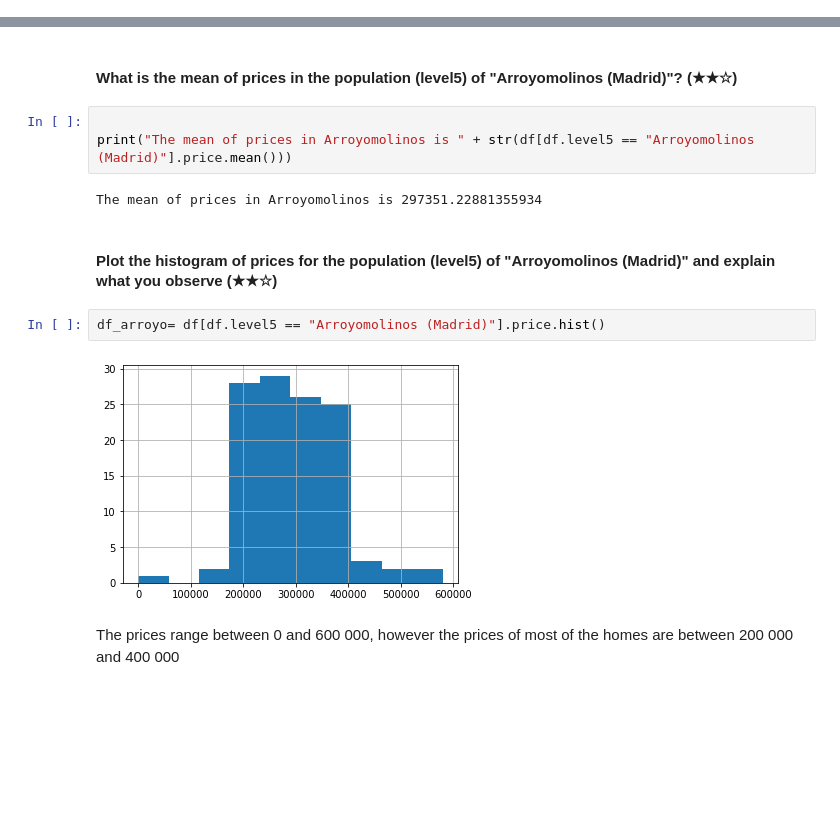
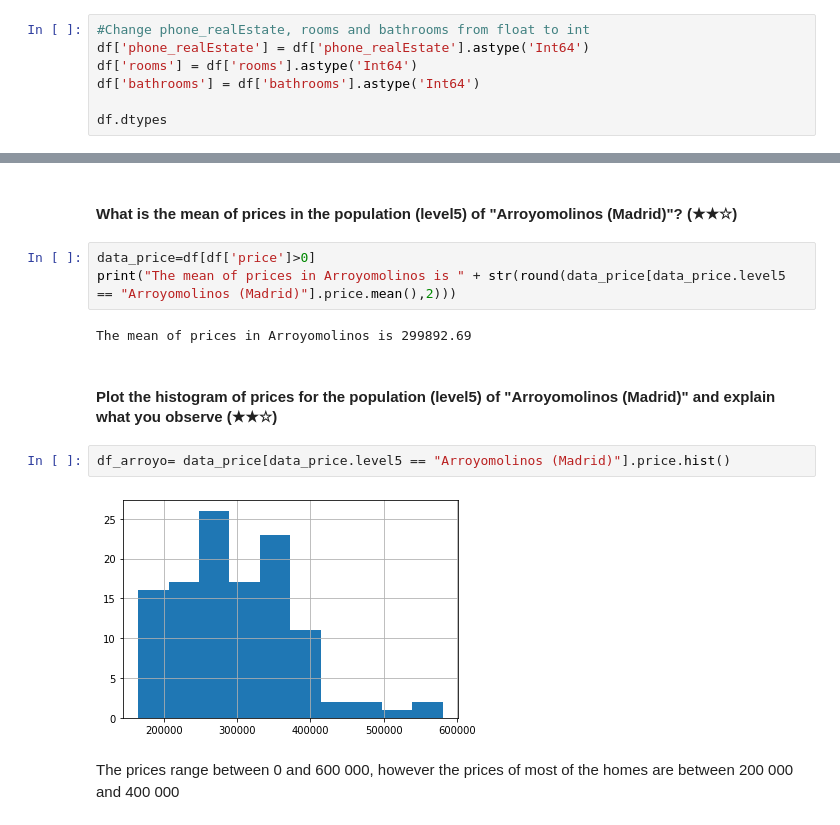
Before and after one commit to martina-nu/4geeks-prework-finalprojectv2, a Jupyter notebook: project.ipynb, the cells around one changed output, grey strips where cells are left out. Drawn from its saved outputs; the diff is of its cells as text; blank space fills up the shorter version.

```diff
--- a/project.ipynb
+++ b/project.ipynb
@@ -147,3 +192,10 @@ df = df.drop(["Unnamed: 0"], axis=1)
 df.shape
 # %% [output]
 (15335, 34)
+# %%
+#Change phone_realEstate, rooms and bathrooms from float to int
+df['phone_realEstate'] = df['phone_realEstate'].astype('Int64')
+df['rooms'] = df['rooms'].astype('Int64')
+df['bathrooms'] = df['bathrooms'].astype('Int64')
+
+df.dtypes
@@ -175,16 +245,16 @@ We shouldn't delete every row or column with null values because it may affect t
 # %% [markdown]
 #### What is the mean of prices in the population (level5) of "Arroyomolinos (Madrid)"? (★★☆)
 # %%
-
-print("The mean of prices in Arroyomolinos is " + str(df[df.level5 == "Arroyomolinos (Madrid)"].price.mean()))
+data_price=df[df['price']>0]
+print("The mean of prices in Arroyomolinos is " + str(round(data_price[data_price.level5 == "Arroyomolinos (Madrid)"].price.mean(),2)))
 # %% [output]
-The mean of prices in Arroyomolinos is 297351.22881355934
+The mean of prices in Arroyomolinos is 299892.69
 # %% [markdown]
 #### Plot the histogram of prices for the population (level5) of "Arroyomolinos (Madrid)" and explain what you observe (★★☆)
 # %%
-df_arroyo= df[df.level5 == "Arroyomolinos (Madrid)"].price.hist()
+df_arroyo= data_price[data_price.level5 == "Arroyomolinos (Madrid)"].price.hist()
 # %% [output]
-[figure, old version]
+[figure, new version]
 # %% [markdown]
 The prices range between 0 and 600 000, however the prices of most of the homes are between 200 000 and 400 000
 # %% [markdown]
```
Also changed, not shown: parts of 16 cells of this notebook.
